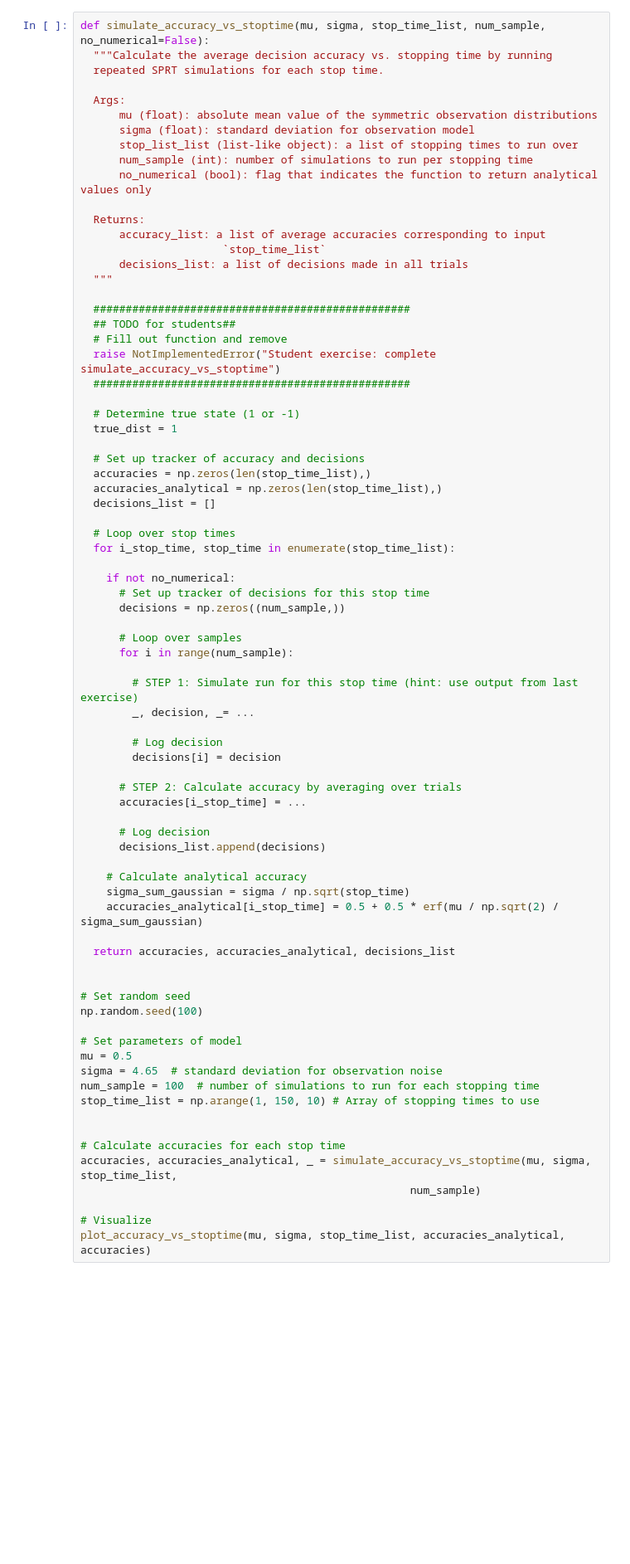
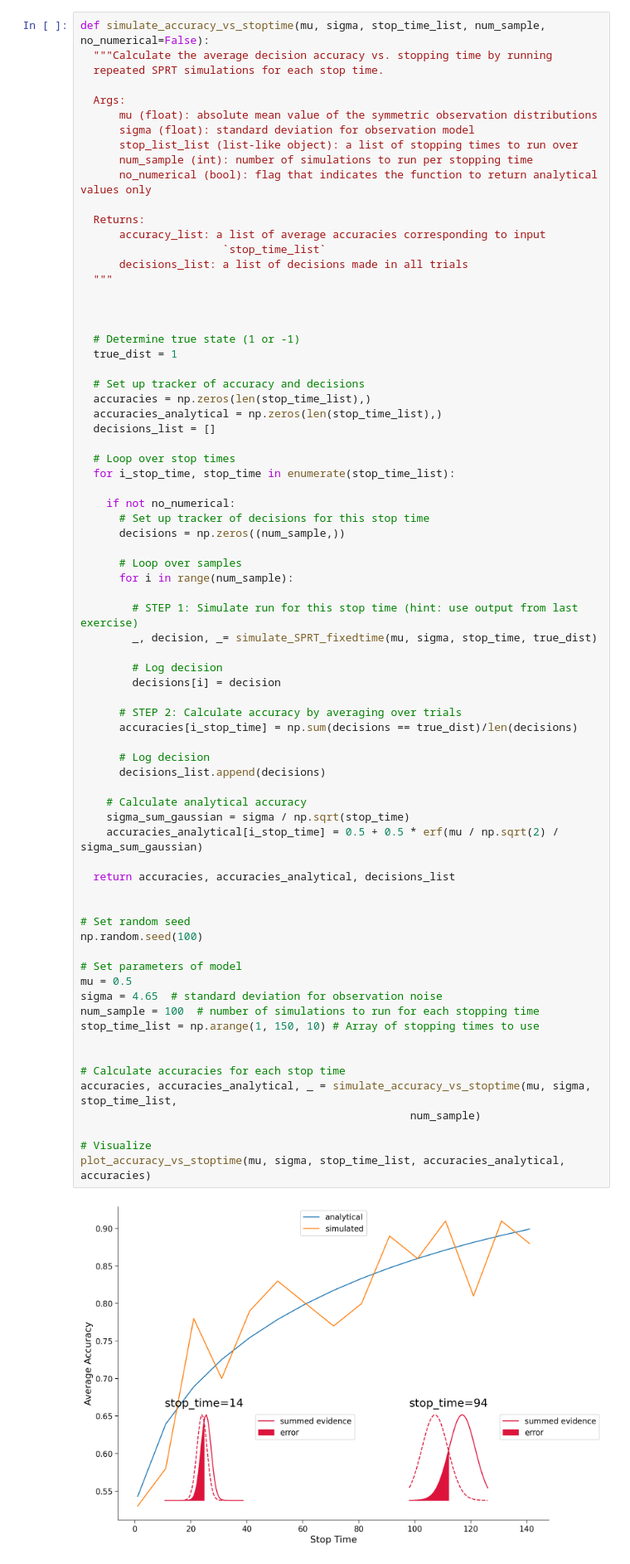
Before and after one commit to heathlarsson/course-content, a Jupyter notebook: tutorials/W3D2_HiddenDynamics/W3D2_Tutorial1.ipynb, the cells around one changed output. Shown at 83% size. Cells and saved outputs as stored; diff of their text form; blank space fills up the shorter version.

```diff
--- a/tutorials/W3D2_HiddenDynamics/W3D2_Tutorial1.ipynb
+++ b/tutorials/W3D2_HiddenDynamics/W3D2_Tutorial1.ipynb
@@ -819,11 +845,7 @@ def simulate_accuracy_vs_stoptime(mu, sigma, stop_time_list, num_sample, no_nume
       decisions_list: a list of decisions made in all trials
   """
 
-  #################################################
-  ## TODO for students##
-  # Fill out function and remove
-  raise NotImplementedError("Student exercise: complete simulate_accuracy_vs_stoptime")
-  #################################################
+
 
   # Determine true state (1 or -1)
   true_dist = 1
@@ -844,37 +866,39 @@ def simulate_accuracy_vs_stoptime(mu, sigma, stop_time_list, num_sample, no_nume
       for i in range(num_sample):
 
         # STEP 1: Simulate run for this stop time (hint: use output from last exercise)
-        _, decision, _= ...
+        _, decision, _= simulate_SPRT_fixedtime(mu, sigma, stop_time, true_dist)
 
         # Log decision
         decisions[i] = decision
 
       # STEP 2: Calculate accuracy by averaging over trials
-      accuracies[i_stop_time] = ...
+      accuracies[i_stop_time] = np.sum(decisions == true_dist)/len(decisions)
 
       # Log decision
       decisions_list.append(decisions)
 
     # Calculate analytical accuracy
     sigma_sum_gaussian = sigma / np.sqrt(stop_time)
     accuracies_analytical[i_stop_time] = 0.5 + 0.5 * erf(mu / np.sqrt(2) / sigma_sum_gaussian)
 
   return accuracies, accuracies_analytical, decisions_list
 
 
 # Set random seed
 np.random.seed(100)
 
 # Set parameters of model
 mu = 0.5
 sigma = 4.65  # standard deviation for observation noise
 num_sample = 100  # number of simulations to run for each stopping time
 stop_time_list = np.arange(1, 150, 10) # Array of stopping times to use
 
 
 # Calculate accuracies for each stop time
 accuracies, accuracies_analytical, _ = simulate_accuracy_vs_stoptime(mu, sigma, stop_time_list,
                                                    num_sample)
 
 # Visualize
 plot_accuracy_vs_stoptime(mu, sigma, stop_time_list, accuracies_analytical, accuracies)
+# %% [output]
+[figure, added]
```
Also changed, not shown: parts of 14 cells of this notebook.
